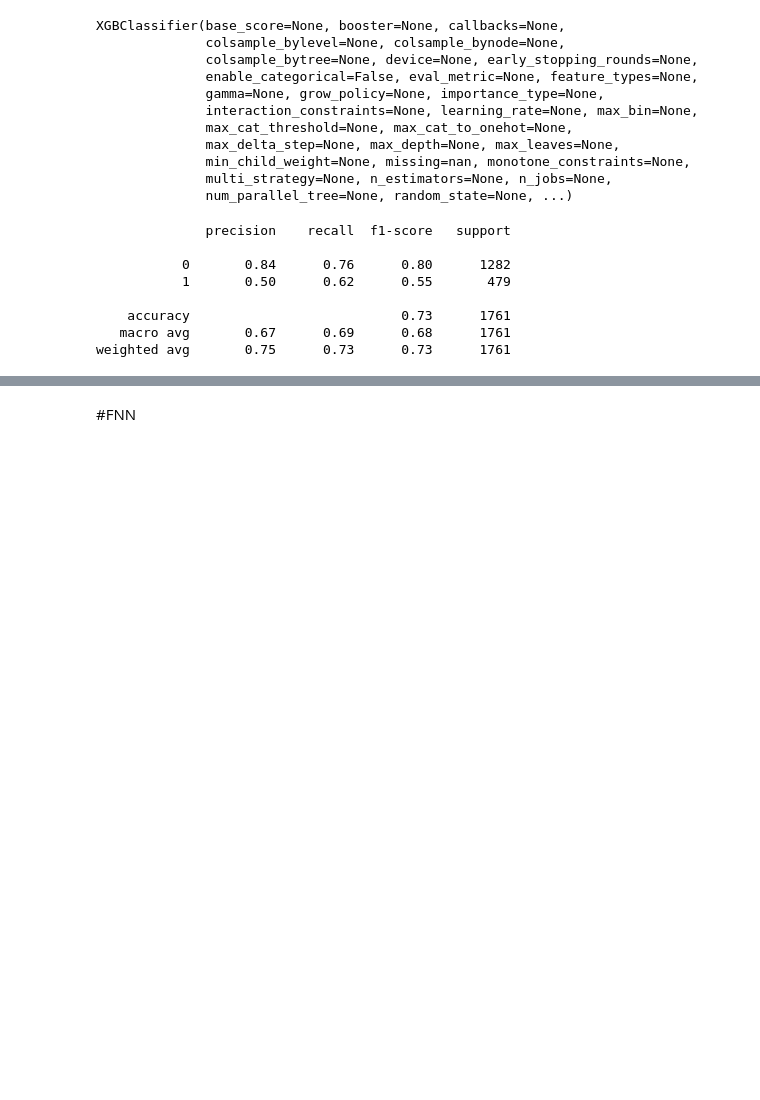
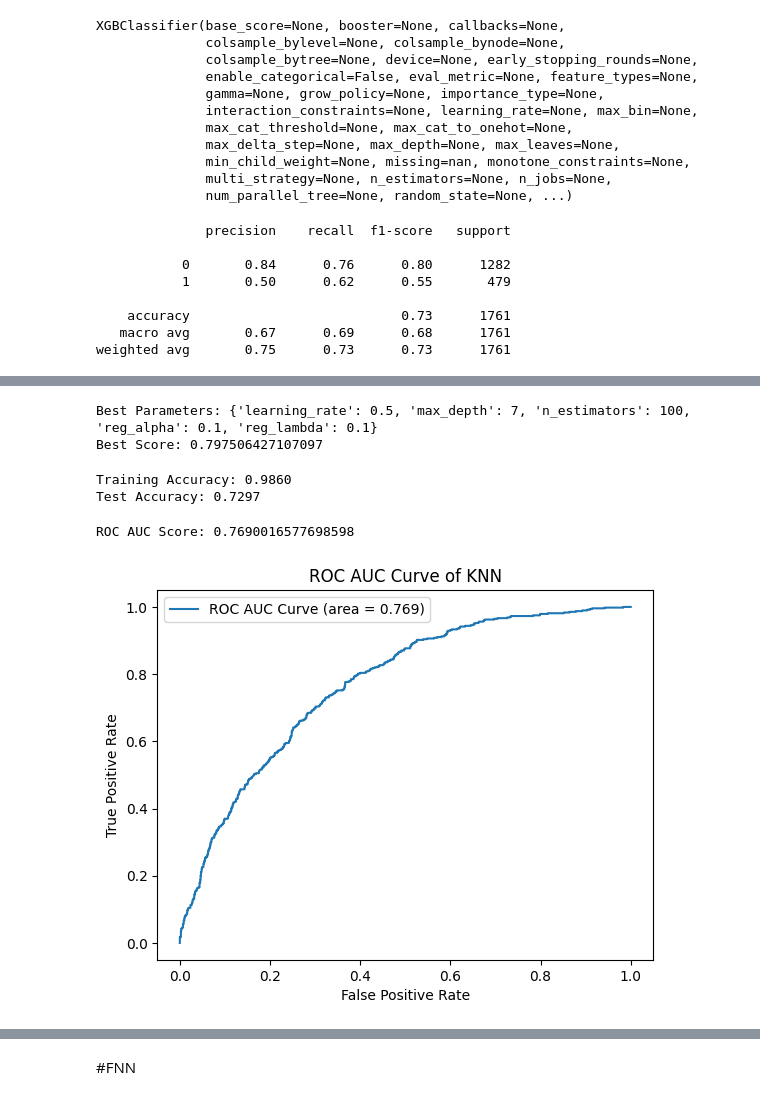
Before and after one commit to PJ779/Customer, a Jupyter notebook: Customer_Churn.ipynb, the cells around one changed output, grey strips where cells are left out. Saved outputs shown, nothing was run; the diff lists cells and outputs as text; code cells hidden in the pictures; blank space fills up the shorter version.

```diff
--- a/Customer_Churn.ipynb
+++ b/Customer_Churn.ipynb
@@ -1011,6 +1027,9 @@ NameError: name 'GridSearchCV' is not defined
 # %%
-best_model = grid_search.best_estimator_
-best_model
-print("Best Parameters:", grid_search.best_params_)
-print("Best Score:", grid_search.best_score_)
+best_model_xgb = grid_search_xgb.best_estimator_
+best_model_xgb
+print("Best Parameters:", grid_search_xgb.best_params_)
+print("Best Score:", grid_search_xgb.best_score_)
+# %% [output]
+Best Parameters: {'learning_rate': 0.5, 'max_depth': 7, 'n_estimators': 100, 'reg_alpha': 0.1, 'reg_lambda': 0.1}
+Best Score: 0.797506427107097
 # %%
@@ -1021,17 +1040,24 @@ test_accuracy = accuracy_score(y_test, test_pred)
 # %%
-print(f"Training Accuracy: {train_accuracy:.4f}")
-print(f"Test Accuracy: {test_accuracy:.4f}")
+print(f"Training Accuracy: {train_accuracy_xgb:.4f}")
+print(f"Test Accuracy: {test_accuracy_xgb:.4f}")
+# %% [output]
+Training Accuracy: 0.9860
+Test Accuracy: 0.7297
 # %%
-y_pred_proba = best_model.predict_proba(X_test_pca)[:, 1]
+y_pred_proba_xgb = best_model_xgb.predict_proba(X_test_pca)[:, 1]
 # %%
-roc_auc = roc_auc_score(y_test, y_pred_proba)
-print("ROC AUC Score:", roc_auc)
+roc_auc_xgb = roc_auc_score(y_test, y_pred_proba_xgb)
+print("ROC AUC Score:", roc_auc_xgb)
+# %% [output]
+ROC AUC Score: 0.7690016577698598
 # %%
-fpr, tpr, thresholds = roc_curve(y_test, y_pred_proba_knn)
-plt.plot(fpr, tpr, label="ROC AUC Curve (area = {:.3f})".format(roc_auc))
+fpr_xgb, tpr_xgb, thresholds_xgb = roc_curve(y_test, y_pred_proba_xgb)
+plt.plot(fpr_xgb, tpr_xgb, label="ROC AUC Curve (area = {:.3f})".format(roc_auc_xgb))
 plt.xlabel("False Positive Rate")
 plt.ylabel("True Positive Rate")
 plt.title("ROC AUC Curve of KNN")
 plt.legend()
 plt.show()
+# %% [output]
+[figure, added]
 # %%
```
Also changed, not shown: parts of 14 cells of this notebook.
